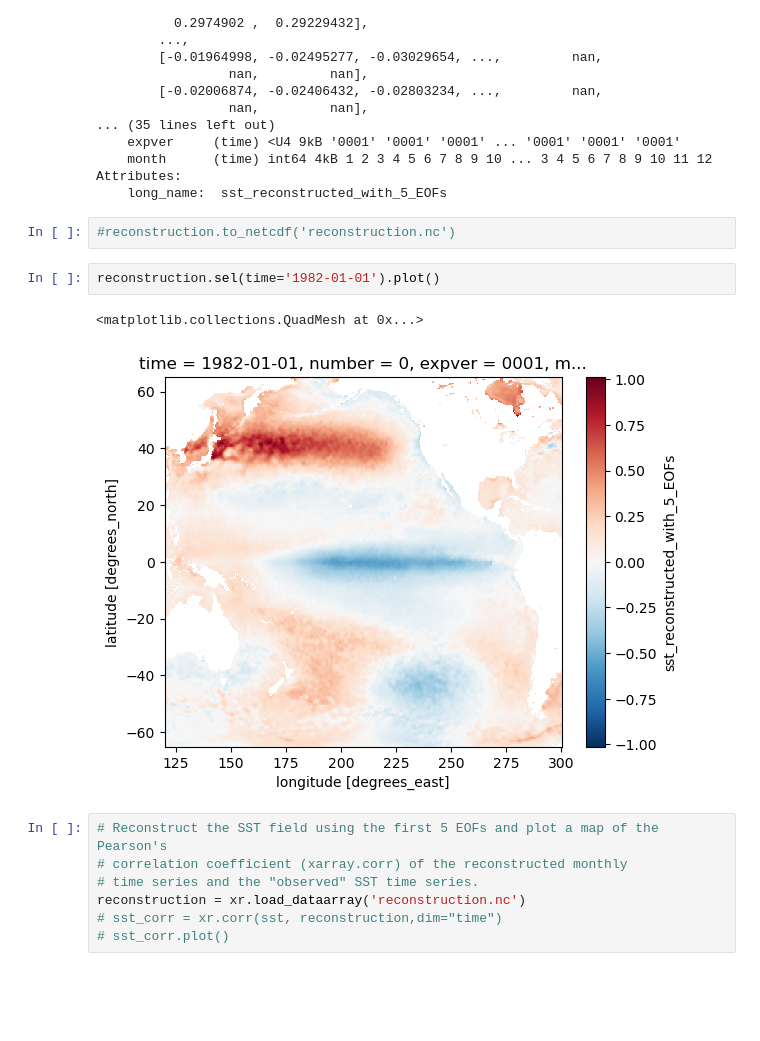
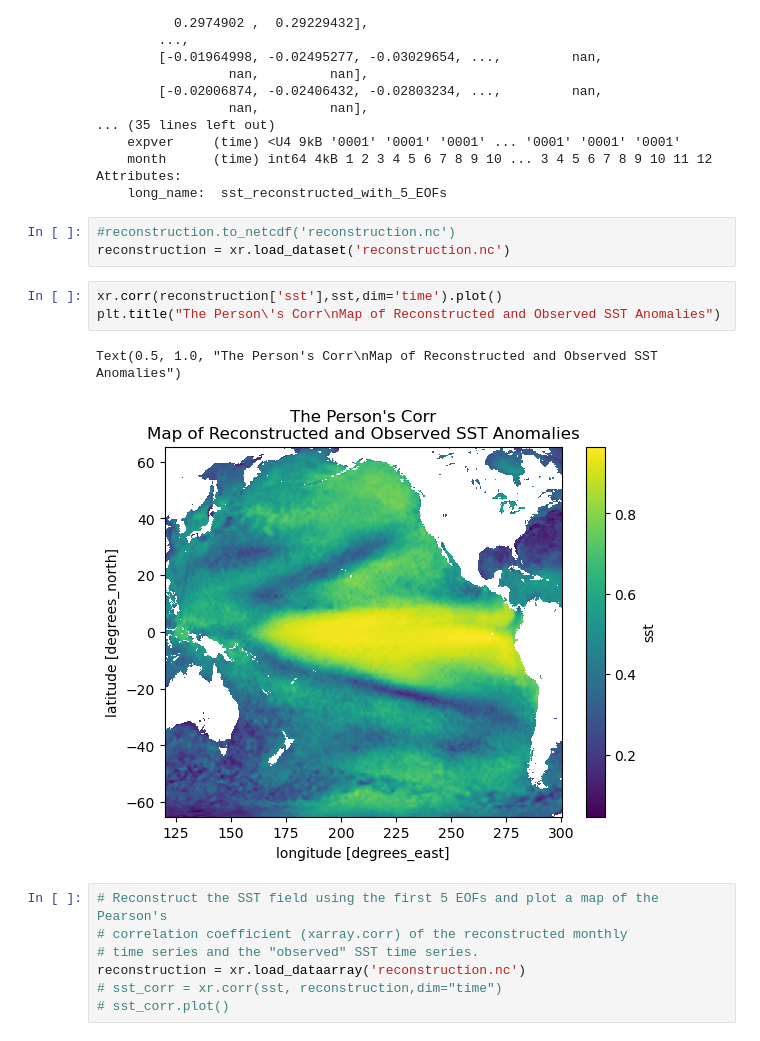
Before and after one commit to ptrierweiler/ATMS-523-Module-4-Trierweiler, a Jupyter notebook: trierweiler_HW.ipynb, the cells around one changed output. Saved outputs shown, nothing was run; the diff lists cells and outputs as text; blank space fills up the shorter version.

Commit message:
labeled plots

```diff
--- a/trierweiler_HW.ipynb
+++ b/trierweiler_HW.ipynb
@@ -286,11 +286,13 @@ Attributes:
     long_name:  sst_reconstructed_with_5_EOFs
 # %%
 #reconstruction.to_netcdf('reconstruction.nc')
+reconstruction = xr.load_dataset('reconstruction.nc')
 # %%
-reconstruction.sel(time='1982-01-01').plot()
+xr.corr(reconstruction['sst'],sst,dim='time').plot()
+plt.title("The Person\'s Corr\nMap of Reconstructed and Observed SST Anomalies")
 # %% [output]
-<matplotlib.collections.QuadMesh at 0x...>
+Text(0.5, 1.0, "The Person's Corr\nMap of Reconstructed and Observed SST Anomalies")
-[figure, old version]
+[figure, new version]
 # %%
 # Reconstruct the SST field using the first 5 EOFs and plot a map of the Pearson's
 # correlation coefficient (xarray.corr) of the reconstructed monthly
```
Also changed, not shown: parts of 1 cell of this notebook.
